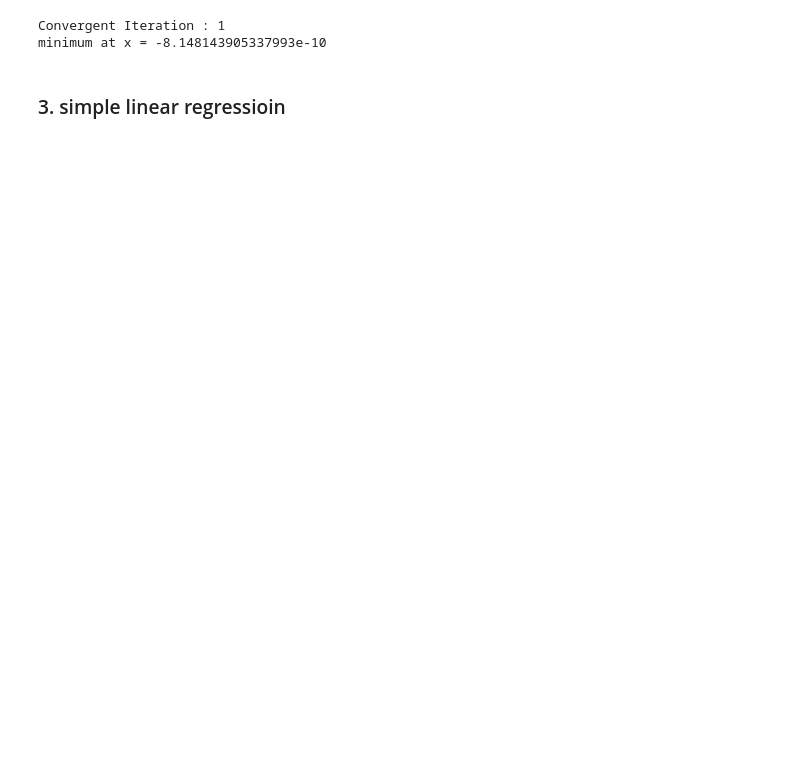
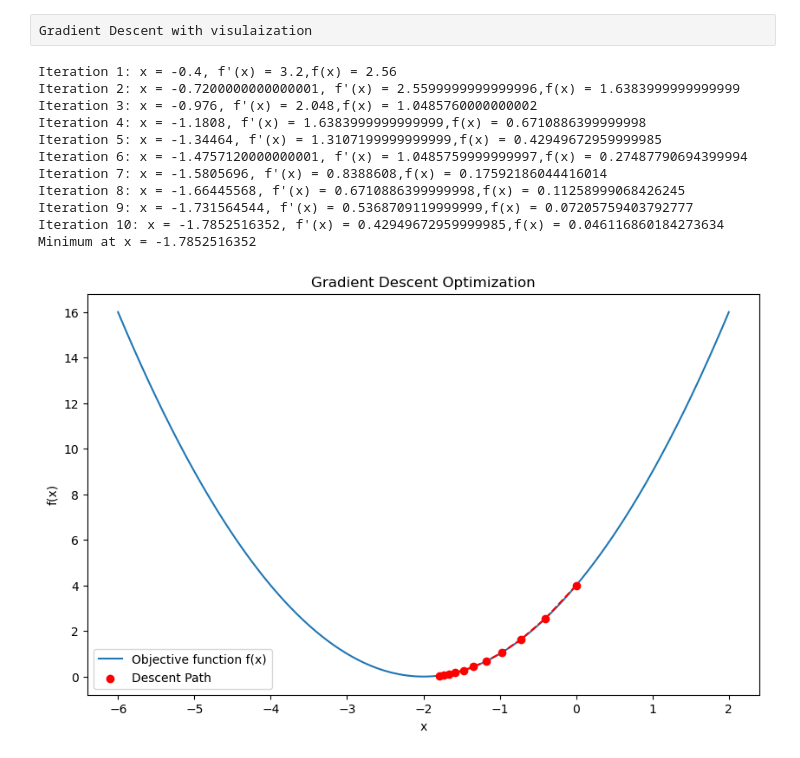
Before and after one commit to ajeetkbhardwaj/Data-Science-Training-Program-Phase-1, a Jupyter notebook: Day-2/Lec-5 Optim/gd.ipynb, the cells around one changed output. Saved outputs shown, nothing was run; the diff lists cells and outputs as text; code cells hidden in the pictures; blank space fills up the shorter version.

```diff
--- a/Day-2/Lec-5 Optim/gd.ipynb
+++ b/Day-2/Lec-5 Optim/gd.ipynb
@@ -50,2 +32,0 @@ import matplotlib.pyplot as plt
-# %%
-x = np.linspace
@@ -54,6 +32,0 @@ x = np.linspace
-# %%
-def f(x):
-    return x**2 + 10*x + 25
-
-def df(x):
-    return 2*x + 4
@@ -81,8 +33,54 @@ def sgd(x_start, itr = 100, tr = 0.0001):
-# %%
-xmin = sgd(x_start=0)
-print(f"minimum at x = {xmin}")
-# %% [output]
-Convergent Iteration : 1
-minimum at x = -8.148143905337993e-10
-# %% [markdown]
-### 3. simple linear regressioin
+# %% [raw]
+Gradient Descent with visulaization
+# %%
+import numpy as np
+import matplotlib.pyplot as plt
+
+def f(x):
+    """Objective function: f(x) = x^2 + 4x + 4."""
+    return x**2 + 4*x + 4
+
+def f_prime(x):
+    """Derivative of f(x): f'(x) = 2x + 4."""
+    return 2*x + 4
+
+def gradient_descent(x_start, learning_rate, n_iterations):
+    x = x_start
+    x_history = [x]  # Track history of x values for visualization
+    for i in range(n_iterations):
+        grad = f_prime(x)
+        x = x - learning_rate * grad
+        x_history.append(x)  # Store x value for visualization
+        print(f"Iteration {i+1}: x = {x}, f'(x) = {f_prime(x)},f(x) = {f(x)}")
+    return x, x_history
+
+# Starting with x = 0, learning rate = 0.1, and 10 iterations
+x_min, x_history = gradient_descent(0, 0.1, 10)
+print(f"Minimum at x = {x_min}")
+
+# Visualization
+x_values = np.linspace(-6, 2, 400)
+y_values = f(x_values)
+
+plt.figure(figsize=(10, 6))
+plt.plot(x_values, y_values, label='Objective function f(x)')
+plt.scatter(x_history, [f(x) for x in x_history], color='red', label='Descent Path', zorder=5)
+plt.plot(x_history, [f(x) for x in x_history], color='red', linestyle='--')
+plt.title('Gradient Descent Optimization')
+plt.xlabel('x')
+plt.ylabel('f(x)')
+plt.legend()
+plt.show()
+# %% [output]
+Iteration 1: x = -0.4, f'(x) = 3.2,f(x) = 2.56
+Iteration 2: x = -0.7200000000000001, f'(x) = 2.5599999999999996,f(x) = 1.6383999999999999
+Iteration 3: x = -0.976, f'(x) = 2.048,f(x) = 1.0485760000000002
+Iteration 4: x = -1.1808, f'(x) = 1.6383999999999999,f(x) = 0.6710886399999998
+Iteration 5: x = -1.34464, f'(x) = 1.3107199999999999,f(x) = 0.42949672959999985
+Iteration 6: x = -1.4757120000000001, f'(x) = 1.0485759999999997,f(x) = 0.27487790694399994
+Iteration 7: x = -1.5805696, f'(x) = 0.8388608,f(x) = 0.17592186044416014
+Iteration 8: x = -1.66445568, f'(x) = 0.6710886399999998,f(x) = 0.11258999068426245
+Iteration 9: x = -1.731564544, f'(x) = 0.5368709119999999,f(x) = 0.07205759403792777
+Iteration 10: x = -1.7852516352, f'(x) = 0.42949672959999985,f(x) = 0.046116860184273634
+Minimum at x = -1.7852516352
+[figure, added]
```
Also changed, not shown: parts of 12 cells of this notebook, 6 other files.
